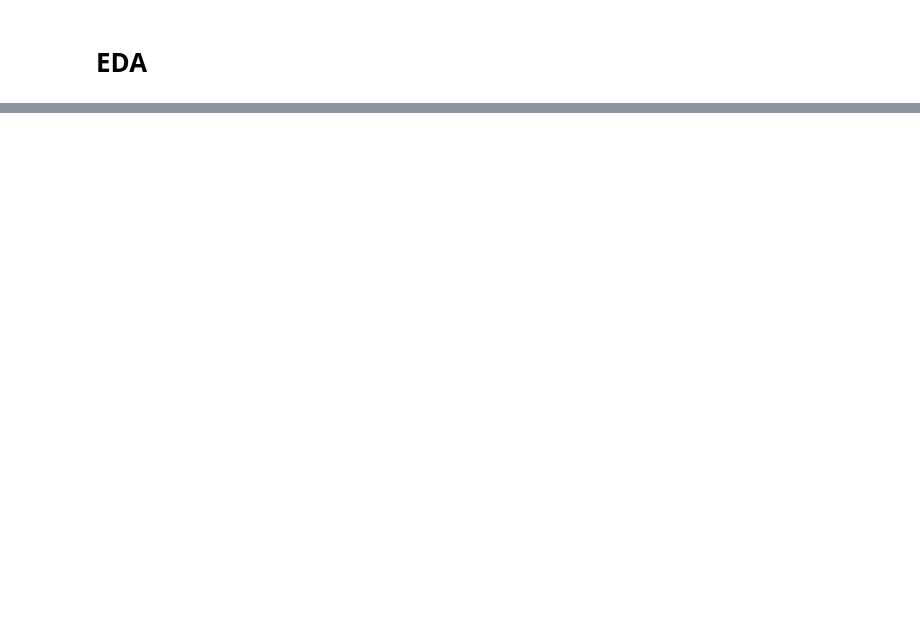
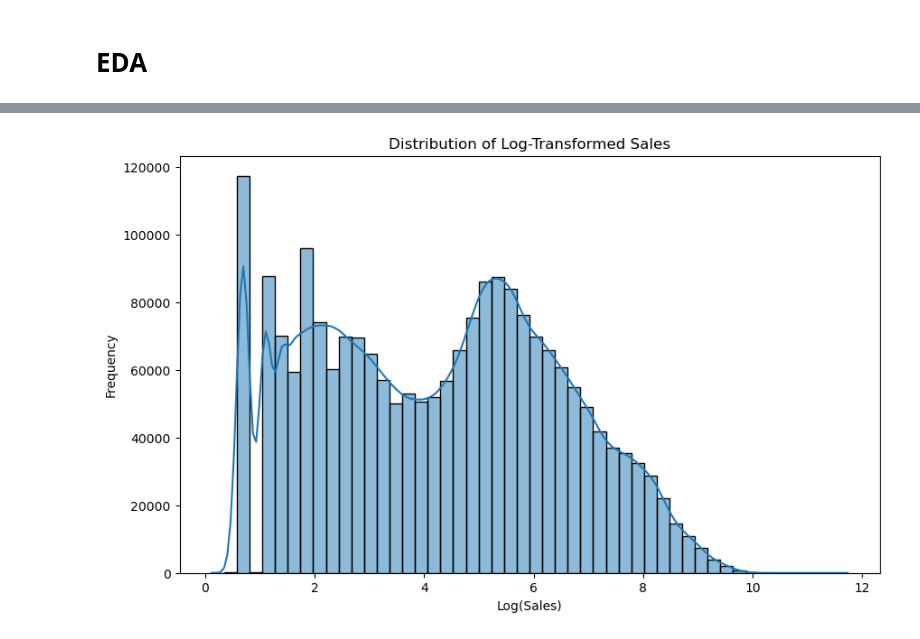
Before and after one commit to criemannt/Capstone-Three-Wrangling-EDA, a Jupyter notebook: Capstone Three Data Wrangling & Exploratory Data Analysis.ipynb, the cells around one changed output, grey strips where cells are left out. Cells and saved outputs as stored; diff of their text form; code cells hidden in the pictures; blank space fills up the shorter version.

```diff
--- a/Capstone Three Data Wrangling & Exploratory Data Analysis.ipynb
+++ b/Capstone Three Data Wrangling & Exploratory Data Analysis.ipynb
@@ -250,0 +390,20 @@ plt.show()
+# %%
+#use log for better distribution
+train_df['log_sales'] = np.log1p(train_df['sales'])
+
+#check for any inf or NaN values after the transformation
+train_df = train_df.replace([np.inf, -np.inf], np.nan)
+train_df = train_df.dropna(subset=['log_sales'])
+
+#filter out small sales
+train_df = train_df[train_df['sales'] > 0]
+
+
+plt.figure(figsize=(10, 6))
+sns.histplot(train_df['log_sales'], bins=50, kde=True)
+plt.title('Distribution of Log-Transformed Sales')
+plt.xlabel('Log(Sales)')
+plt.ylabel('Frequency')
+plt.show()
+# %% [output]
+[figure, added]
```
Also changed, not shown: parts of 37 cells of this notebook.
